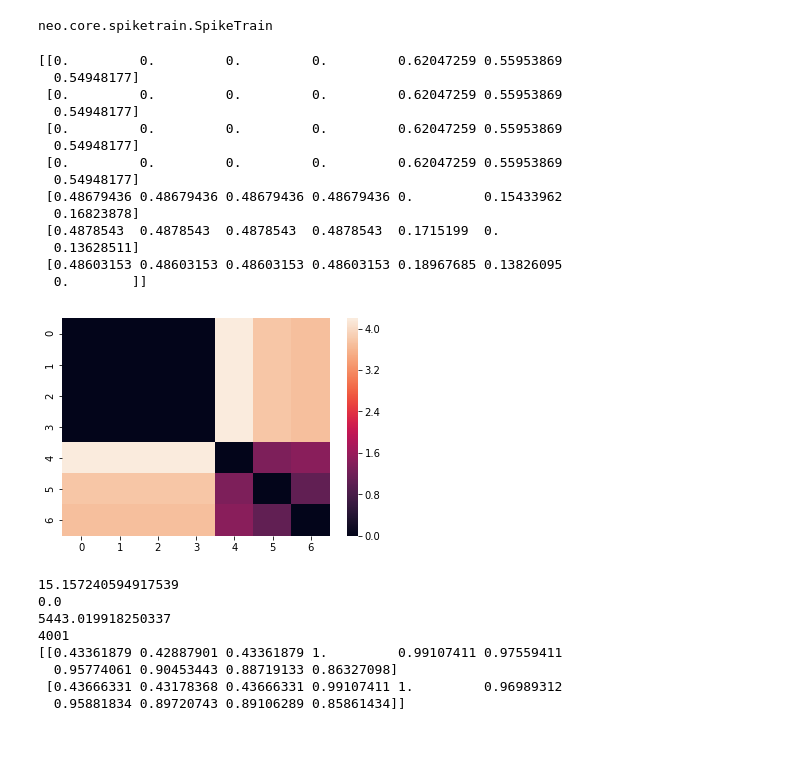
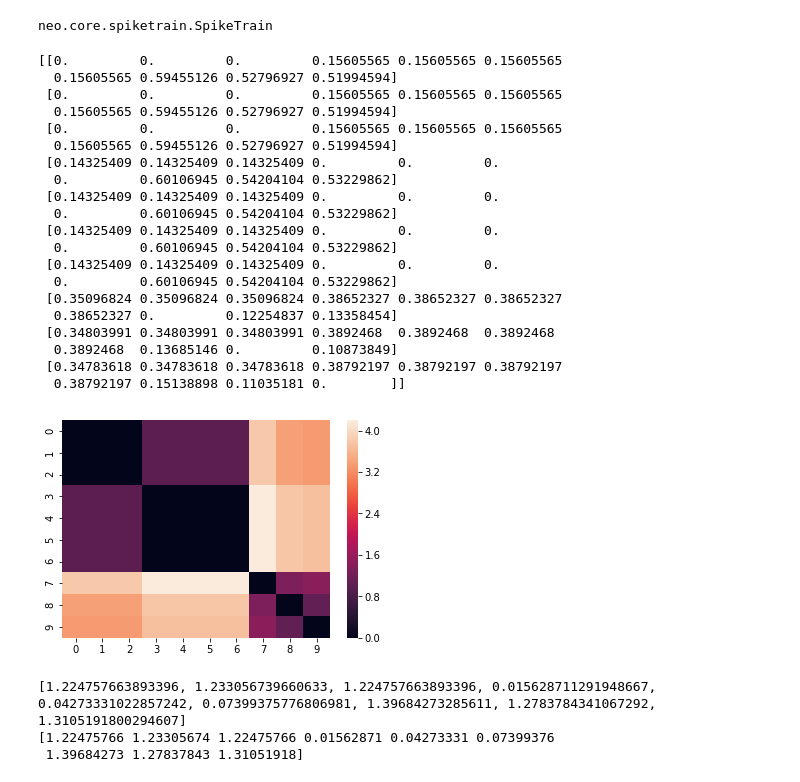
Before and after one commit to xhenes/optimality, a Jupyter notebook: AC-LIF.ipynb, the cells around one changed output. Cells and saved outputs as stored; diff of their text form; code cells hidden in the pictures; blank space fills up the shorter version.

```diff
--- a/AC-LIF.ipynb
+++ b/AC-LIF.ipynb
@@ -119,7 +122,7 @@ print(shape(Tvmc))
 [figure]
 # %%
 trains = {}
-for cell_id in arange(3,10):
+for cell_id in arange(0,10):
     trains[cell_id] = threshold_detection(vm[:,cell_id], threshold=-56.00*mV, sign='above')
 # %%
 for train in trains.values():
@@ -169,48 +176,43 @@ neo.core.spiketrain.SpikeTrain
 # %%
 distance_matrix2 = van_rossum_dist(trains.values(), tau=array(10.0) * pq.ms, sort = True)
 sns.heatmap(distance_matrix2)
 d2_norm = preprocessing.normalize(distance_matrix2)
 #print(distance_matrix2)
 print(d2_norm)
+t_d2 = d2_norm[3,:]
 # %% [output]
-[[0.         0.         0.         0.         0.62047259 0.55953869
-  0.54948177]
- [0.         0.         0.         0.         0.62047259 0.55953869
-  0.54948177]
- [0.         0.         0.         0.         0.62047259 0.55953869
-  0.54948177]
- [0.         0.         0.         0.         0.62047259 0.55953869
-  0.54948177]
- [0.48679436 0.48679436 0.48679436 0.48679436 0.         0.15433962
-  0.16823878]
- [0.4878543  0.4878543  0.4878543  0.4878543  0.1715199  0.
-  0.13628511]
- [0.48603153 0.48603153 0.48603153 0.48603153 0.18967685 0.13826095
-  0.        ]]
+[[0.         0.         0.         0.15605565 0.15605565 0.15605565
+  0.15605565 0.59455126 0.52796927 0.51994594]
+ [0.         0.         0.         0.15605565 0.15605565 0.15605565
+  0.15605565 0.59455126 0.52796927 0.51994594]
+ [0.         0.         0.         0.15605565 0.15605565 0.15605565
+  0.15605565 0.59455126 0.52796927 0.51994594]
+ [0.14325409 0.14325409 0.14325409 0.         0.         0.
+  0.         0.60106945 0.54204104 0.53229862]
+ [0.14325409 0.14325409 0.14325409 0.         0.         0.
+  0.         0.60106945 0.54204104 0.53229862]
+ [0.14325409 0.14325409 0.14325409 0.         0.         0.
+  0.         0.60106945 0.54204104 0.53229862]
+ [0.14325409 0.14325409 0.14325409 0.         0.         0.
+  0.         0.60106945 0.54204104 0.53229862]
+ [0.35096824 0.35096824 0.35096824 0.38652327 0.38652327 0.38652327
+  0.38652327 0.         0.12254837 0.13358454]
+ [0.34803991 0.34803991 0.34803991 0.3892468  0.3892468  0.3892468
+  0.3892468  0.13685146 0.         0.10873849]
+ [0.34783618 0.34783618 0.34783618 0.38792197 0.38792197 0.38792197
+  0.38792197 0.15138898 0.11035181 0.        ]]
-[figure, old version]
+[figure, new version]
-# %%
-new = np.subtract(target, ni)
-abnew = [abs(x) for x in new]
-nmax = np.amax(abnew)
-print(nmax)
-nmin = np.amin(abnew)
-print(nmin)
-nsum = np.sum(abnew)
-print(nsum)
-print(len(new))
-diff = []
-i = 0;
-ccf = corrcoef(Tvm)
-print(ccf[[3,4],:])
-# %% [output]
-15.157240594917539
-0.0
-5443.019918250337
-4001
-[[0.43361879 0.42887901 0.43361879 1.         0.99107411 0.97559411
-  0.95774061 0.90453443 0.88719133 0.86327098]
- [0.43666331 0.43178368 0.43666331 0.99107411 1.         0.96989312
-  0.95881834 0.89720743 0.89106289 0.85861434]]
+# %%
+ntot = true + t_d1 + t_d2
+l_ntot = ntot.tolist()
+l_ntot.pop(3)
+print(l_ntot)
+opt_ntot = np.asarray(l_ntot)
+print(opt_ntot)
+# %% [output]
+[1.224757663893396, 1.233056739660633, 1.224757663893396, 0.015628711291948667, 0.04273331022857242, 0.07399375776806981, 1.39684273285611, 1.2783784341067292, 1.3105191800294607]
+[1.22475766 1.23305674 1.22475766 0.01562871 0.04273331 0.07399376
+ 1.39684273 1.27837843 1.31051918]
 # %%
 %matplotlib inline
 from pylab import *
```
Also changed, not shown: parts of 7 cells of this notebook.
